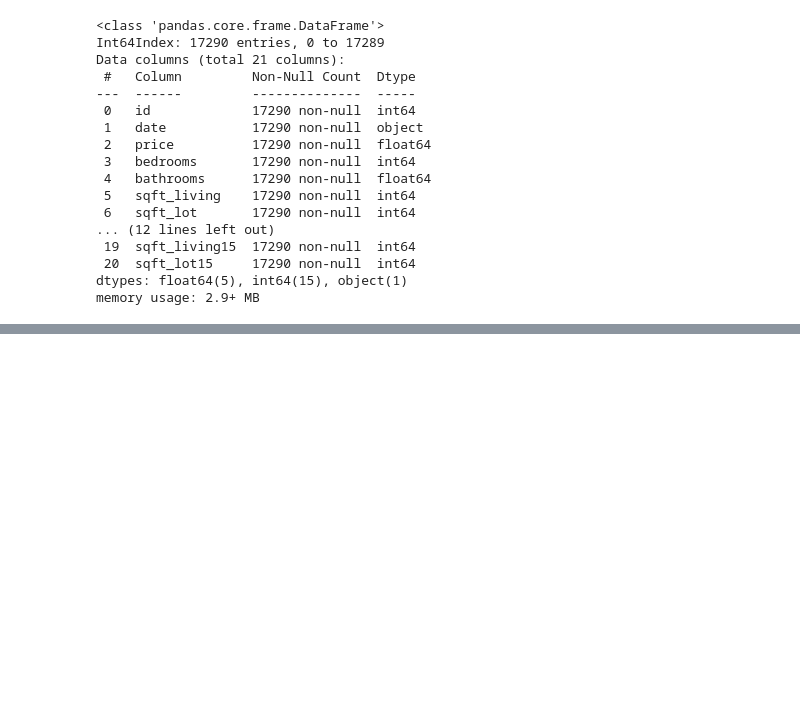
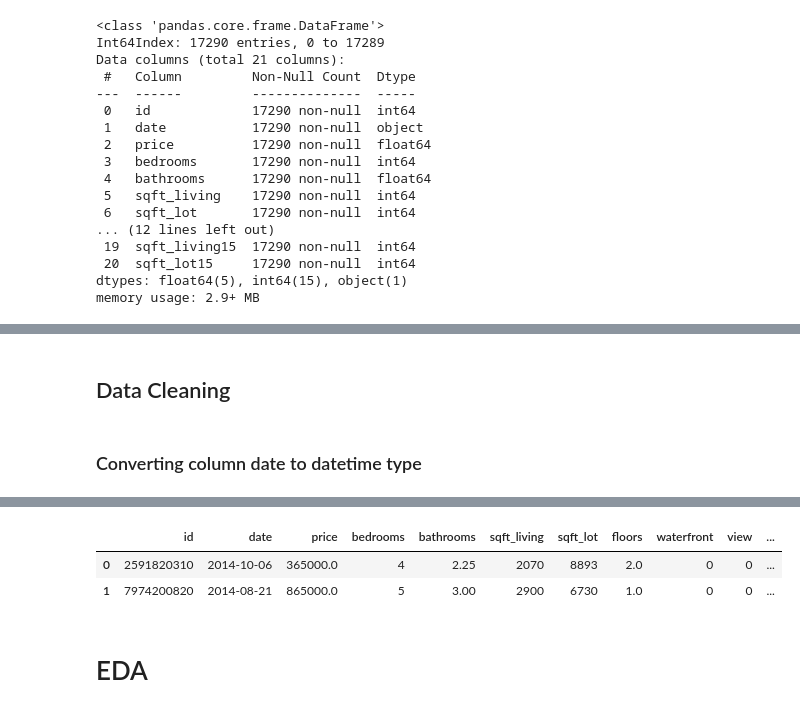
Before and after one commit to Ismaeltrevi/house-price-prediction, a Jupyter notebook: notebooks/EDA-and-feature-engineering.ipynb, the cells around one changed output, grey strips where cells are left out. Saved outputs shown, nothing was run; the diff lists cells and outputs as text; code cells hidden in the pictures; blank space fills up the shorter version.

```diff
--- a/notebooks/EDA-and-feature-engineering.ipynb
+++ b/notebooks/EDA-and-feature-engineering.ipynb
@@ -86,0 +127,9 @@ memory usage: 2.9+ MB
+# %% [markdown]
+## Data Cleaning
+# %% [markdown]
+### Converting column date to datetime type
+# %%
+# Fix the date column
+df['date'] = pd.to_datetime(df['date'])
+df.head(2)
+# %% [output]
@@ -86,0 +137,5 @@ memory usage: 2.9+ MB
+|  | id | date | price | bedrooms | bathrooms | sqft_living | sqft_lot | floors | waterfront | view | ... |
+| 0 | 2591820310 | 2014-10-06 | 365000.0 | 4 | 2.25 | 2070 | 8893 | 2.0 | 0 | 0 | ... |
+| 1 | 7974200820 | 2014-08-21 | 865000.0 | 5 | 3.00 | 2900 | 6730 | 1.0 | 0 | 0 | ... |
+# %% [markdown]
+# EDA
```
Also changed, not shown: parts of 17 cells of this notebook, 1 other file.
